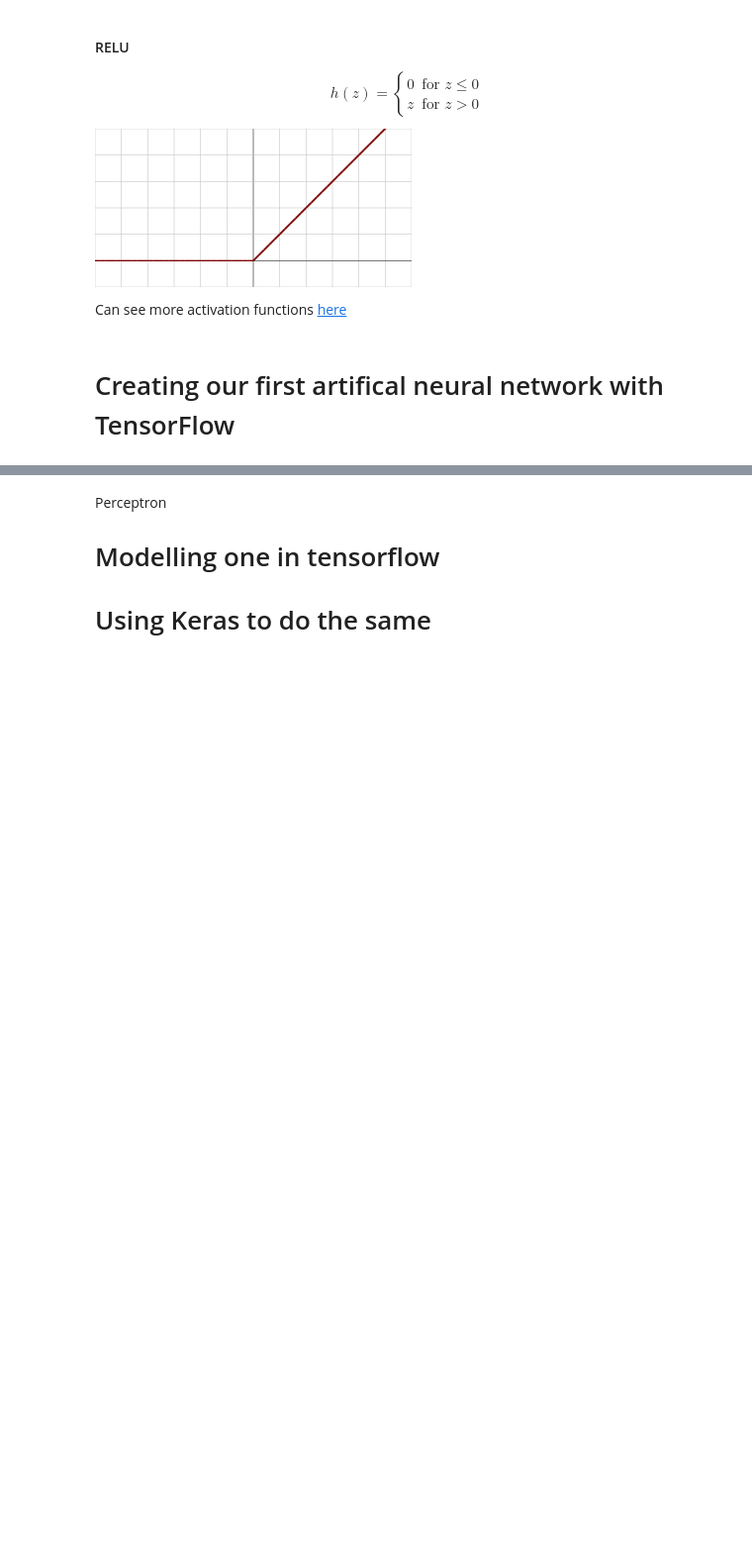
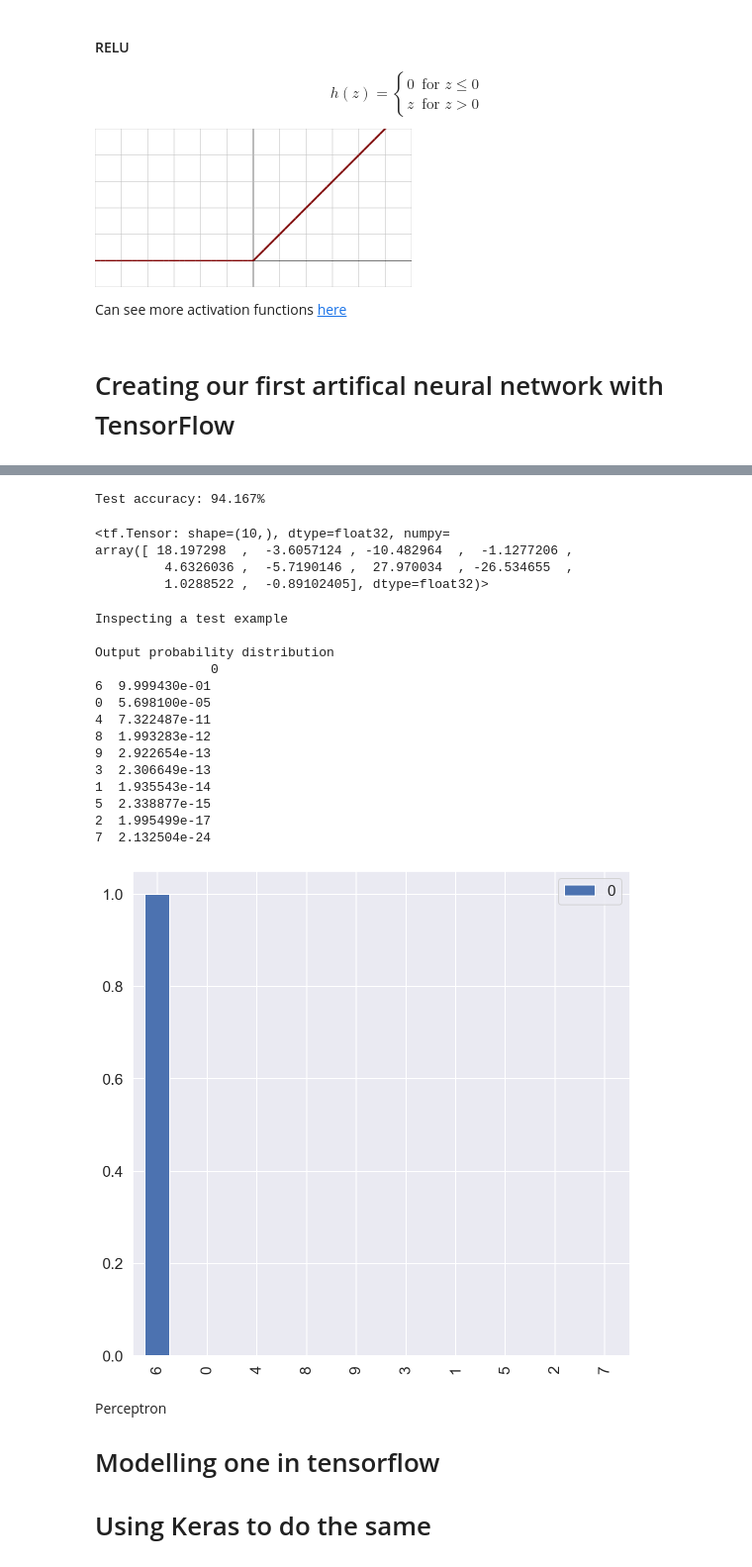
Before and after one commit to PacktPublishing/Practical-Machine-Learning-with-TensorFlow-2.0-and-Scikit-Learn, a Jupyter notebook: section_5/5-2.ipynb, the cells around one changed output, grey strips where cells are left out. Shown at 99% size. Cells and saved outputs as stored; diff of their text form; code cells hidden in the pictures; blank space fills up the shorter version.

```diff
--- a/section_5/5-2.ipynb
+++ b/section_5/5-2.ipynb
@@ -473,3 +257,40 @@ ModuleNotFoundError: No module named 'tensorflow.examples.tutorials'
+# %%
+# Evaluate the testing accuracy
+y_test_pred = model(X_test)
+test_correct = tf.equal(tf.math.argmax(y_test_pred, axis=1), y_test)
+test_accuracy = tf.reduce_mean(tf.cast(test_correct, tf.float32))
+print('Test accuracy: {:.3%}'.format(test_accuracy))
+# %% [output]
+Test accuracy: 94.167%
+# %%
+y_test_pred[0]
+# %% [output]
+<tf.Tensor: shape=(10,), dtype=float32, numpy=
+array([ 18.197298  ,  -3.6057124 , -10.482964  ,  -1.1277206 ,
+         4.6326036 ,  -5.7190146 ,  27.970034  , -26.534655  ,
+         1.0288522 ,  -0.89102405], dtype=float32)>
+# %%
+output_dist = tf.nn.softmax(y_test_pred[0])
+df_output_dist = pd.DataFrame(output_dist).sort_values(0, ascending=False)
+print('Inspecting a test example \n\nOutput probability distribution \n', df_output_dist)
+df_output_dist.plot.bar(y=0)
+plt.show()
+# %% [output]
+Inspecting a test example
+
+Output probability distribution
+               0
+6  9.999430e-01
+0  5.698100e-05
+4  7.322487e-11
+8  1.993283e-12
+9  2.922654e-13
+3  2.306649e-13
+1  1.935543e-14
+5  2.338877e-15
+2  1.995499e-17
+7  2.132504e-24
+[figure, added]
 # %% [markdown]
 
 Perceptron
```
Also changed, not shown: parts of 16 cells of this notebook.
